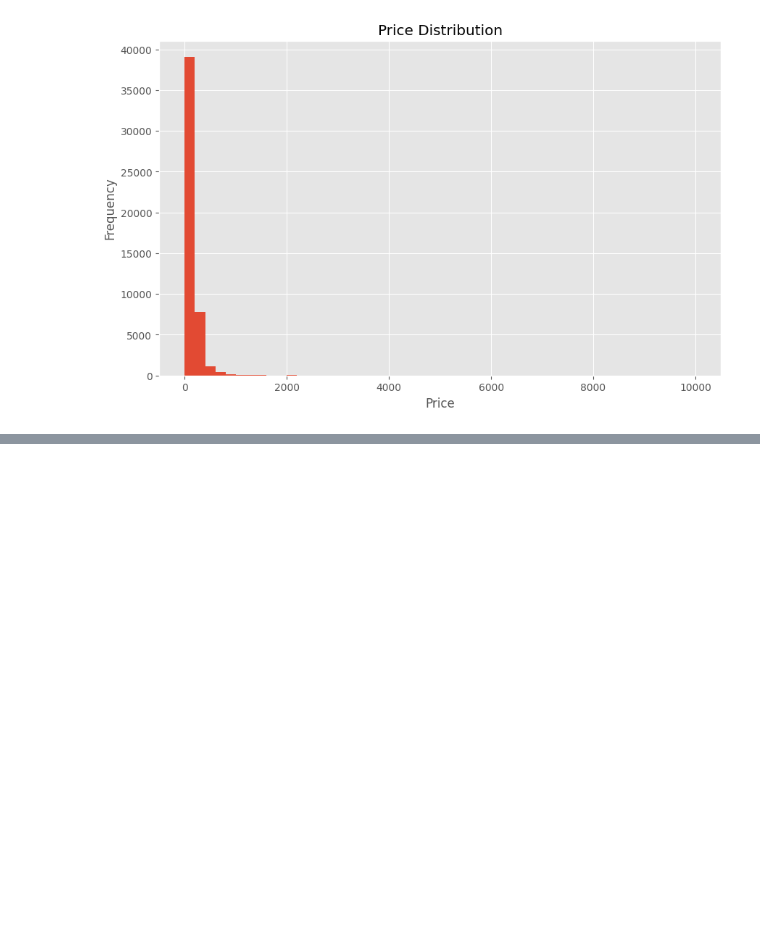
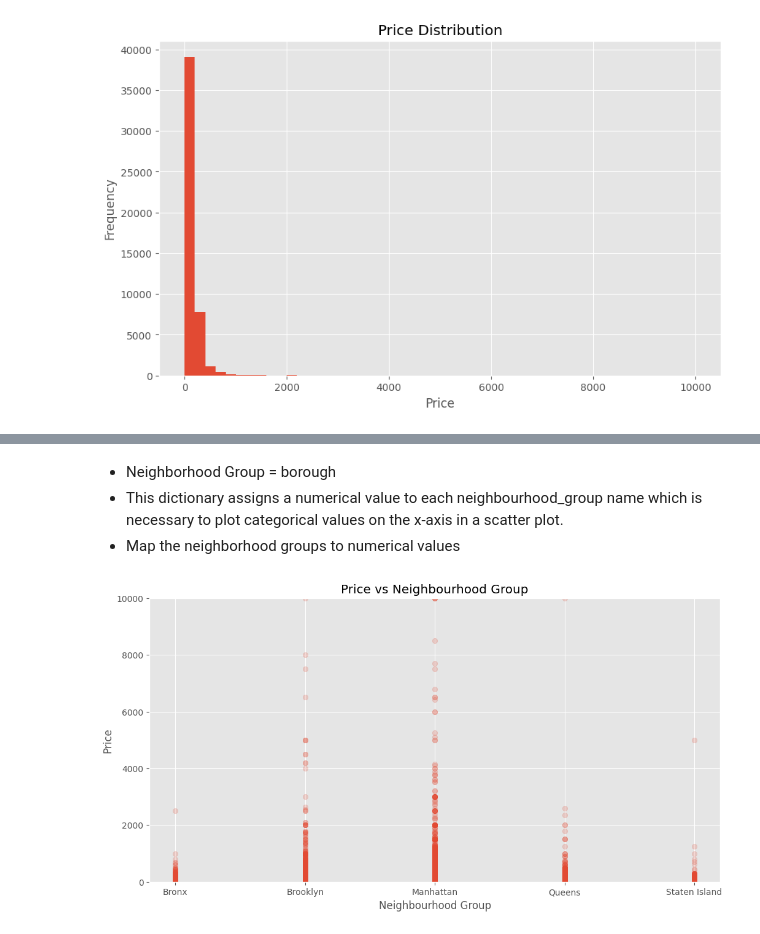
Before and after one commit to PanithanPenny/ProgrammingWithData, a Jupyter notebook: Midterm_Penny.ipynb, the cells around one changed output, grey strips where cells are left out. Saved outputs shown, nothing was run; the diff lists cells and outputs as text; code cells hidden in the pictures; blank space fills up the shorter version.

```diff
--- a/Midterm_Penny.ipynb
+++ b/Midterm_Penny.ipynb
@@ -82,0 +106,26 @@ plt.show()
+# %%
+neighbourhood_mapping = {
+    'Bronx': 1,
+    'Brooklyn': 2,
+    'Manhattan': 3,
+    'Queens': 4,
+    'Staten Island': 5
+}
+airbnb['neighbourhood_numeric'] = airbnb['neighbourhood_group'].map(neighbourhood_mapping)
+# %% [markdown]
+* Neighborhood Group = borough
+* This dictionary assigns a numerical value to each neighbourhood_group name which is necessary to plot categorical values on the x-axis in a scatter plot.
+* Map the neighborhood groups to numerical values
+# %%
+plt.figure(figsize=(12, 6))
+plt.scatter(airbnb['neighbourhood_numeric'], airbnb['price'], alpha=0.2) #Alpha - transparent/ opacity
+plt.title("Price vs Neighbourhood Group")
+plt.xlabel("Neighbourhood Group")
+plt.ylabel("Price")
+plt.ylim(0, 10000)  # Set a limit
+
+# Customize x-ticks to show neighbourhood names
+plt.xticks(ticks=list(neighbourhood_mapping.values()), labels=list(neighbourhood_mapping.keys()))
+plt.show()
+# %% [output]
+[figure, added]
```
Also changed, not shown: parts of 22 cells of this notebook.
